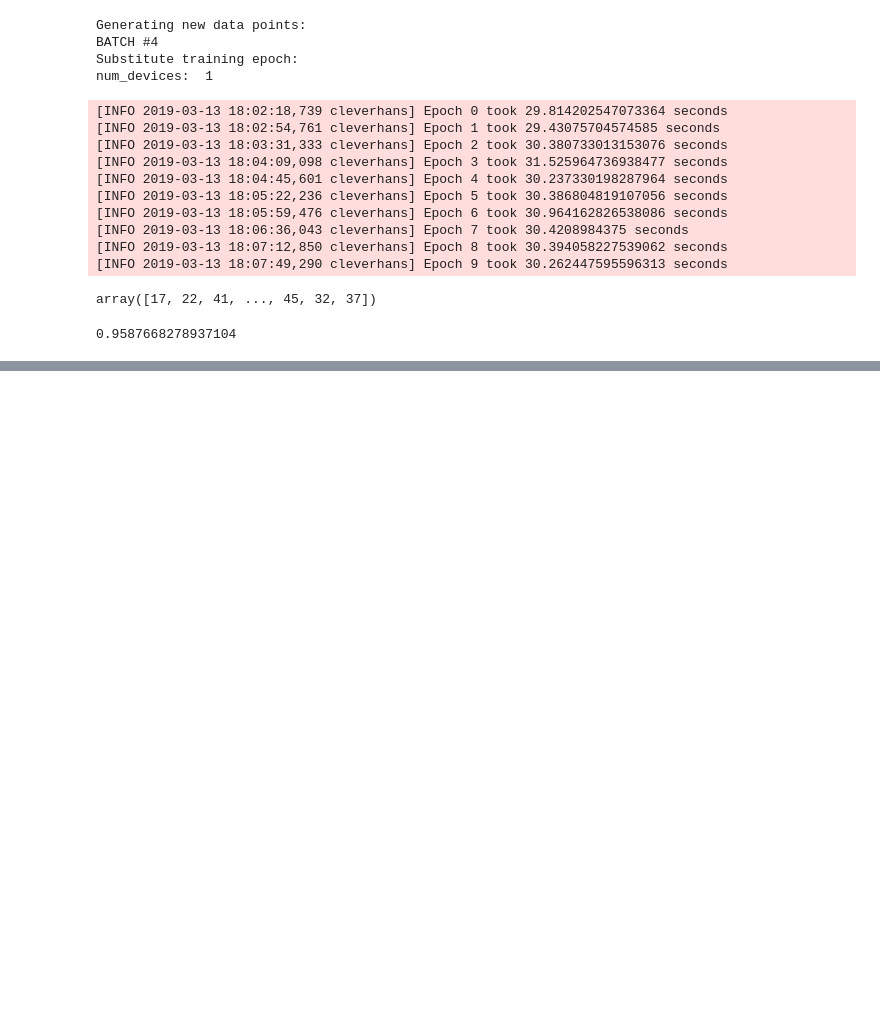
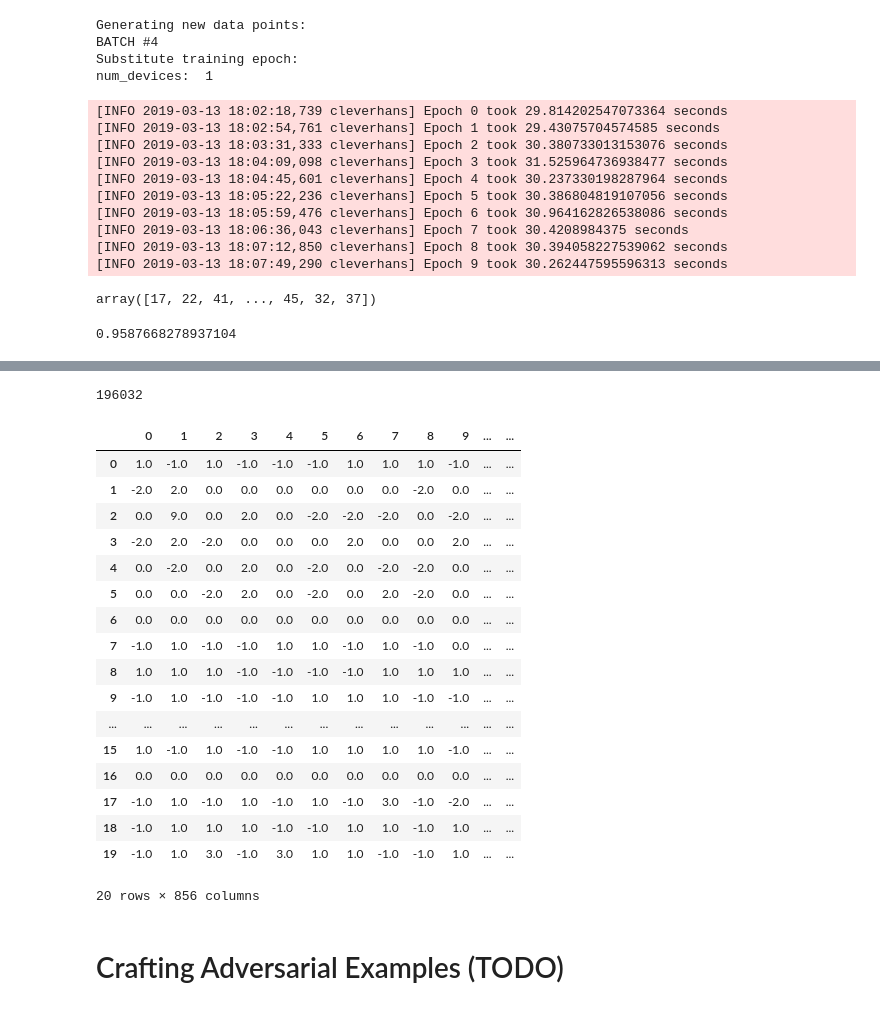
Before and after one commit to sydneyvert/Fooling-our-Neural-Network, a Jupyter notebook: documentation/training-substitute-from-oracle.ipynb, the cells around one changed output, grey strips where cells are left out. Cells and saved outputs as stored; diff of their text form; code cells hidden in the pictures; blank space fills up the shorter version.

```diff
--- a/documentation/training-substitute-from-oracle.ipynb
+++ b/documentation/training-substitute-from-oracle.ipynb
@@ -592,3 +610,30 @@ acc
+# %%
+len(adversary_training_inputs)
+# %% [output]
+196032
+# %%
+pandas.DataFrame(adversary_training_inputs[numpy.random.choice(adversary_training_inputs.shape[0], size=20)])
+# %% [output]
+|  | 0 | 1 | 2 | 3 | 4 | 5 | 6 | 7 | 8 | 9 | ... | ... |
+| 0 | 1.0 | -1.0 | 1.0 | -1.0 | -1.0 | -1.0 | 1.0 | 1.0 | 1.0 | -1.0 | ... | ... |
+| 1 | -2.0 | 2.0 | 0.0 | 0.0 | 0.0 | 0.0 | 0.0 | 0.0 | -2.0 | 0.0 | ... | ... |
+| 2 | 0.0 | 9.0 | 0.0 | 2.0 | 0.0 | -2.0 | -2.0 | -2.0 | 0.0 | -2.0 | ... | ... |
+| 3 | -2.0 | 2.0 | -2.0 | 0.0 | 0.0 | 0.0 | 2.0 | 0.0 | 0.0 | 2.0 | ... | ... |
+| 4 | 0.0 | -2.0 | 0.0 | 2.0 | 0.0 | -2.0 | 0.0 | -2.0 | -2.0 | 0.0 | ... | ... |
+| 5 | 0.0 | 0.0 | -2.0 | 2.0 | 0.0 | -2.0 | 0.0 | 2.0 | -2.0 | 0.0 | ... | ... |
+| 6 | 0.0 | 0.0 | 0.0 | 0.0 | 0.0 | 0.0 | 0.0 | 0.0 | 0.0 | 0.0 | ... | ... |
+| 7 | -1.0 | 1.0 | -1.0 | -1.0 | 1.0 | 1.0 | -1.0 | 1.0 | -1.0 | 0.0 | ... | ... |
+| 8 | 1.0 | 1.0 | 1.0 | -1.0 | -1.0 | -1.0 | -1.0 | 1.0 | 1.0 | 1.0 | ... | ... |
+| 9 | -1.0 | 1.0 | -1.0 | -1.0 | -1.0 | 1.0 | 1.0 | 1.0 | -1.0 | -1.0 | ... | ... |
+| ... | ... | ... | ... | ... | ... | ... | ... | ... | ... | ... | ... | ... |
+| 15 | 1.0 | -1.0 | 1.0 | -1.0 | -1.0 | 1.0 | 1.0 | 1.0 | 1.0 | -1.0 | ... | ... |
+| 16 | 0.0 | 0.0 | 0.0 | 0.0 | 0.0 | 0.0 | 0.0 | 0.0 | 0.0 | 0.0 | ... | ... |
+| 17 | -1.0 | 1.0 | -1.0 | 1.0 | -1.0 | 1.0 | -1.0 | 3.0 | -1.0 | -2.0 | ... | ... |
+| 18 | -1.0 | 1.0 | 1.0 | 1.0 | -1.0 | -1.0 | 1.0 | 1.0 | -1.0 | 1.0 | ... | ... |
+| 19 | -1.0 | 1.0 | 3.0 | -1.0 | 3.0 | 1.0 | 1.0 | -1.0 | -1.0 | 1.0 | ... | ... |
+20 rows × 856 columns
+# %% [markdown]
+# Crafting Adversarial Examples (TODO)
 # %%
 # Initialize the Fast Gradient Sign Method (FGSM) attack object.
 fgsm_par = {'eps': 0.3, 'ord': np.inf, 'clip_min': 0., 'clip_max': 1.}
```
Also changed, not shown: parts of 2 cells of this notebook.
